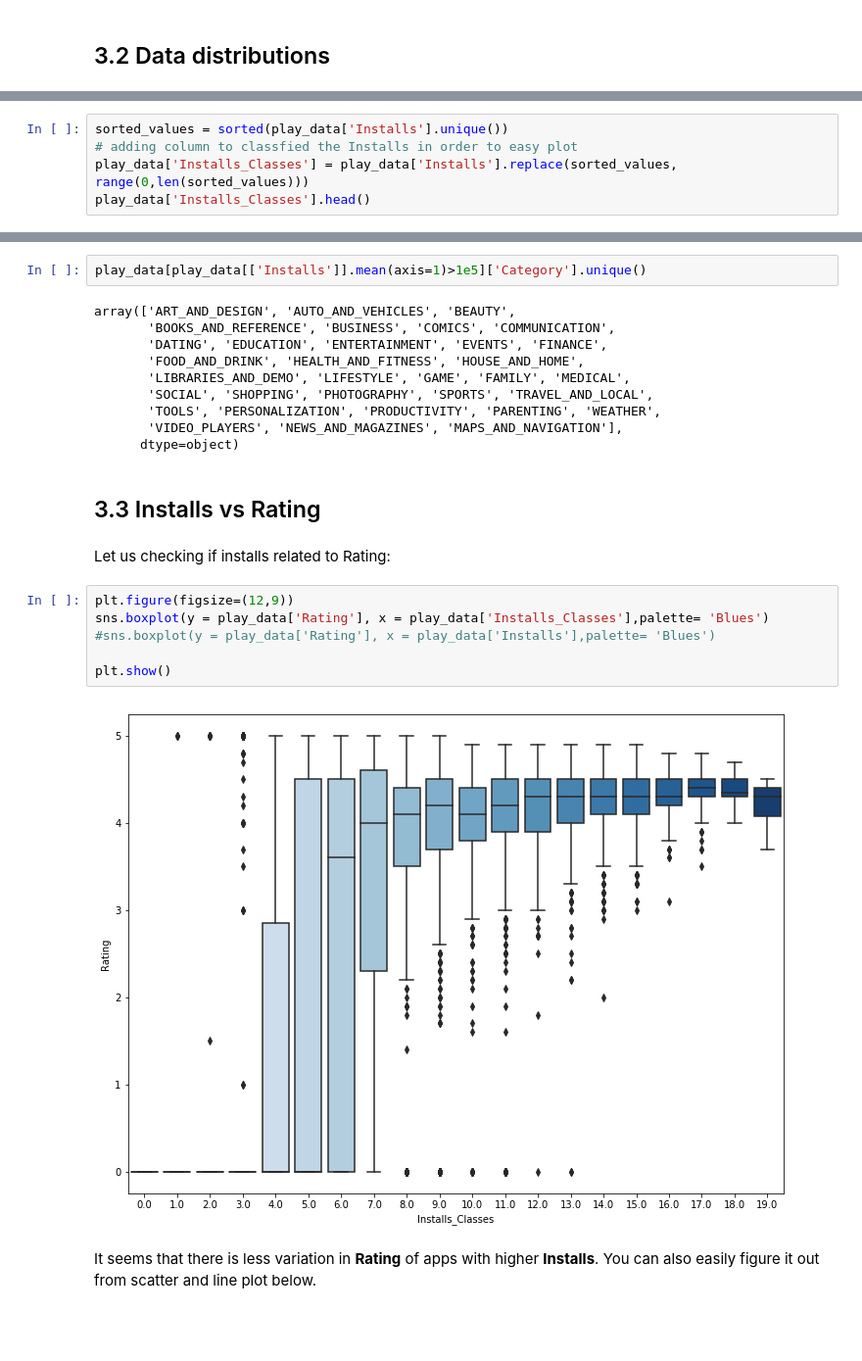
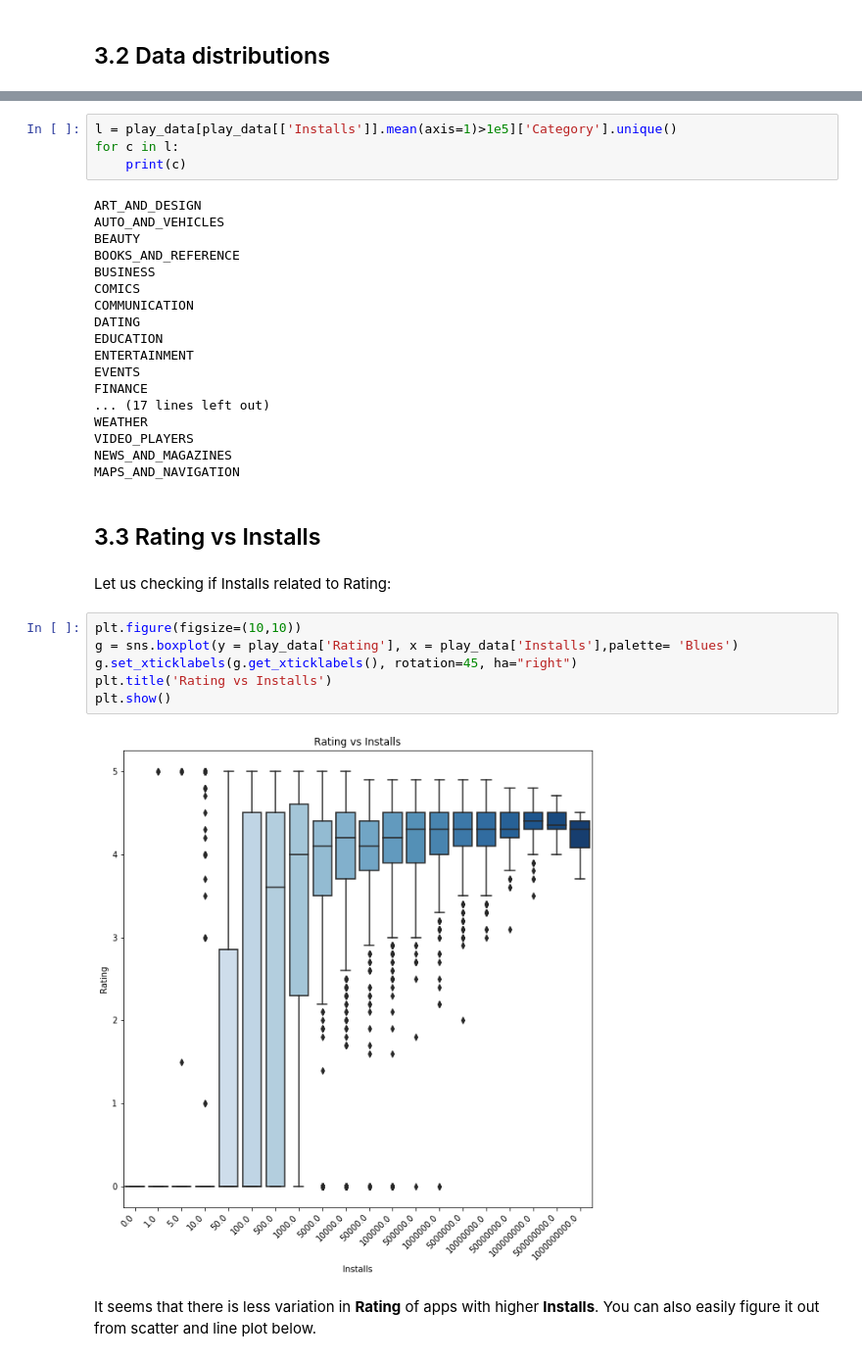
Before and after one commit to jxpan7/jxpan7.github.io, a Jupyter notebook: Pan_Justin_Final.ipynb, the cells around one changed output, grey strips where cells are left out. Shown at 98% size. Cells and saved outputs as stored; diff of their text form; blank space fills up the shorter version.

```diff
--- a/Pan_Justin_Final.ipynb
+++ b/Pan_Justin_Final.ipynb
@@ -433,5 +449,0 @@ Let us check what happens with the Installs in each Category?
-# %%
-sorted_values = sorted(play_data['Installs'].unique())
-# adding column to classfied the Installs in order to easy plot
-play_data['Installs_Classes'] = play_data['Installs'].replace(sorted_values, range(0,len(sorted_values)))
-play_data['Installs_Classes'].head()
@@ -460,27 +467,37 @@ If we set the successful Installs as 100,000,  the categroies which meet the cri
 # %%
-play_data[play_data[['Installs']].mean(axis=1)>1e5]['Category'].unique()
+l = play_data[play_data[['Installs']].mean(axis=1)>1e5]['Category'].unique()
+for c in l:
+    print(c)
 # %% [output]
-array(['ART_AND_DESIGN', 'AUTO_AND_VEHICLES', 'BEAUTY',
-       'BOOKS_AND_REFERENCE', 'BUSINESS', 'COMICS', 'COMMUNICATION',
-       'DATING', 'EDUCATION', 'ENTERTAINMENT', 'EVENTS', 'FINANCE',
-       'FOOD_AND_DRINK', 'HEALTH_AND_FITNESS', 'HOUSE_AND_HOME',
-       'LIBRARIES_AND_DEMO', 'LIFESTYLE', 'GAME', 'FAMILY', 'MEDICAL',
-       'SOCIAL', 'SHOPPING', 'PHOTOGRAPHY', 'SPORTS', 'TRAVEL_AND_LOCAL',
-       'TOOLS', 'PERSONALIZATION', 'PRODUCTIVITY', 'PARENTING', 'WEATHER',
-       'VIDEO_PLAYERS', 'NEWS_AND_MAGAZINES', 'MAPS_AND_NAVIGATION'],
-      dtype=object)
+ART_AND_DESIGN
+AUTO_AND_VEHICLES
+BEAUTY
+BOOKS_AND_REFERENCE
+BUSINESS
+COMICS
+COMMUNICATION
+DATING
+EDUCATION
+ENTERTAINMENT
+EVENTS
+FINANCE
+... (17 lines left out)
+WEATHER
+VIDEO_PLAYERS
+NEWS_AND_MAGAZINES
+MAPS_AND_NAVIGATION
 # %% [markdown]
-## 3.3 Installs vs Rating
+## 3.3 Rating vs Installs
 # %% [markdown]
-Let us checking if installs related to Rating:
+Let us checking if Installs related to Rating:
 # %%
-plt.figure(figsize=(12,9))
-sns.boxplot(y = play_data['Rating'], x = play_data['Installs_Classes'],palette= 'Blues')
-#sns.boxplot(y = play_data['Rating'], x = play_data['Installs'],palette= 'Blues')
-
+plt.figure(figsize=(10,10))
+g = sns.boxplot(y = play_data['Rating'], x = play_data['Installs'],palette= 'Blues')
+g.set_xticklabels(g.get_xticklabels(), rotation=45, ha="right")
+plt.title('Rating vs Installs')
 plt.show()
 # %% [output]
-[figure, old version]
+[figure, new version]
 # %% [markdown]
 It seems that there is less variation in **Rating** of apps with higher **Installs**.
 You can also easily figure it out from scatter and line plot below.
```
Also changed, not shown: parts of 76 cells of this notebook.
